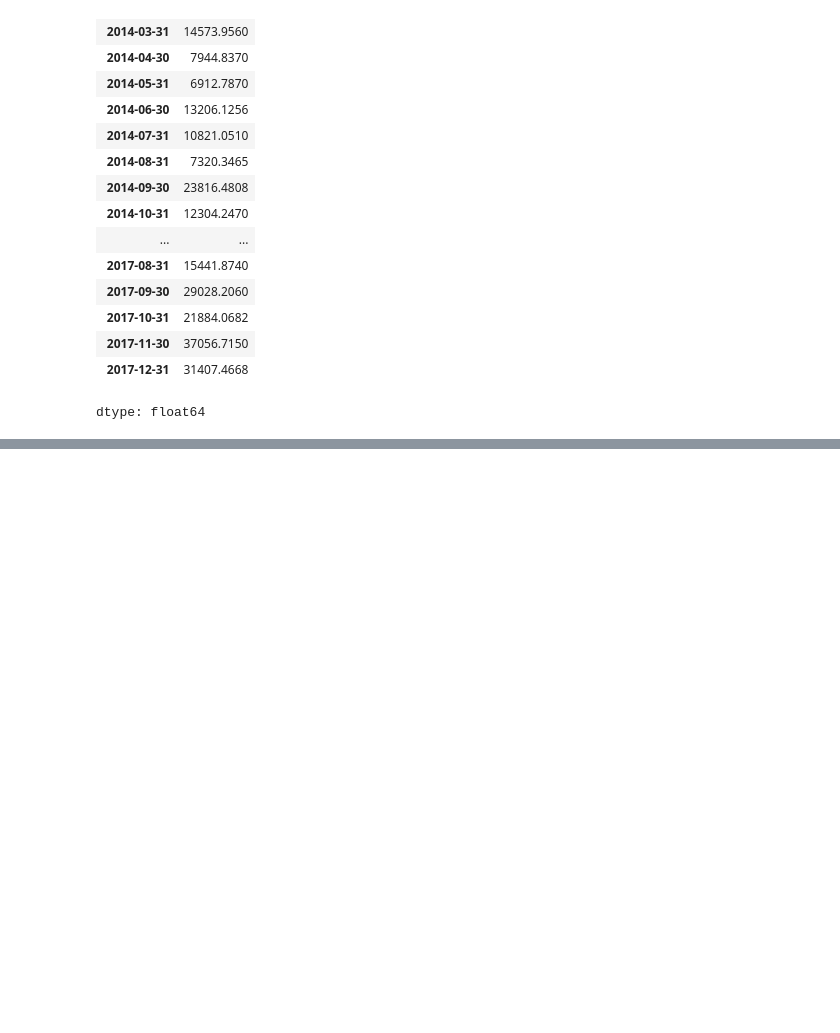
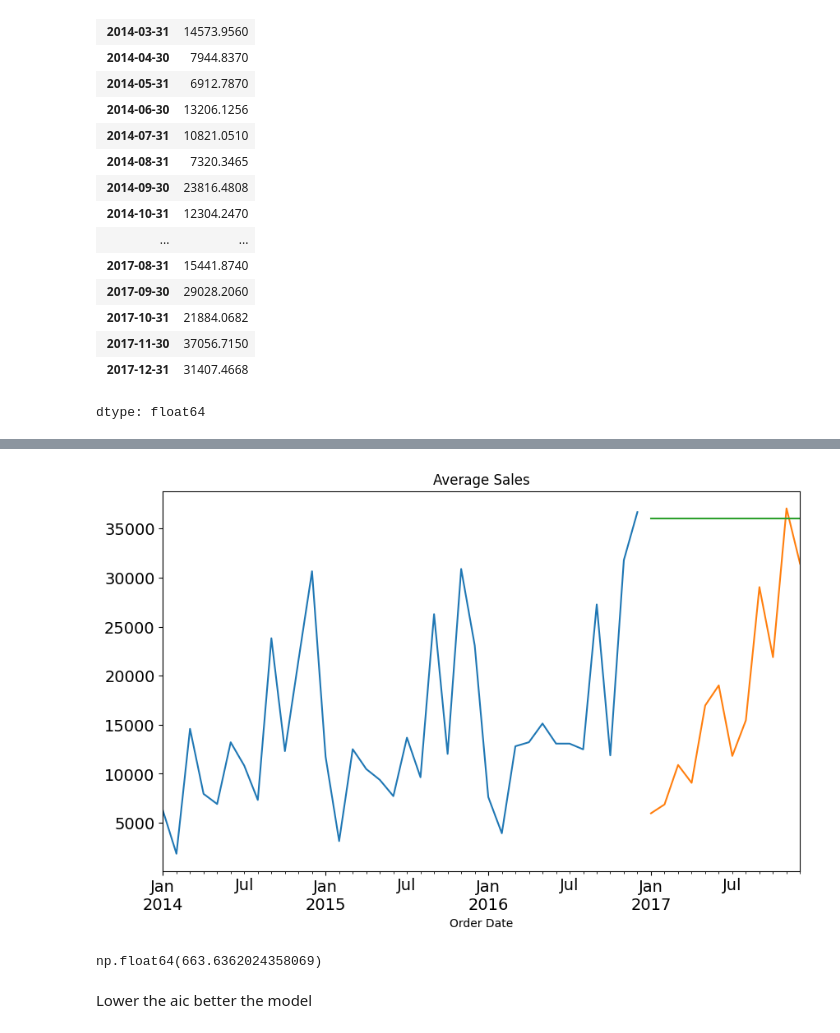
Before and after one commit to Jidnya28/Furniture-Sales-Forecasting, a Jupyter notebook: Furniture_Sales_Forecasting.ipynb, the cells around one changed output, grey strips where cells are left out. Saved outputs shown, nothing was run; the diff lists cells and outputs as text; code cells hidden in the pictures; blank space fills up the shorter version.

```diff
--- a/Furniture_Sales_Forecasting.ipynb
+++ b/Furniture_Sales_Forecasting.ipynb
@@ -237,0 +297,22 @@ dtype: float64
+# %%
+from statsmodels.tsa.api import SimpleExpSmoothing
+Exp_Smooth = test.copy()
+#smoothing level=alpha
+#alpha value should be in the range of 0 to 1.
+#values close to 0 indicate that older values are very less imp compared to the recent values
+#values close to 1 indicate that older values are also imp
+fit1 = SimpleExpSmoothing(train).fit(smoothing_level=0.9)
+Exp_Smooth['SES'] = fit1.forecast(steps=len(test))
+
+train.plot(figsize=(10,6), title= 'Average Sales', fontsize=14)
+test.plot(figsize=(10,6), title= 'Average Sales', fontsize=14)
+Exp_Smooth['SES'].plot(figsize=(10,6), title= 'Average Sales', fontsize=14)
+plt.show()
+# %% [output]
+[figure, added]
+# %%
+fit1.aic
+# %% [output]
+np.float64(663.6362024358069)
+# %% [markdown]
+Lower the aic better the model
```
Also changed, not shown: parts of 23 cells of this notebook.
